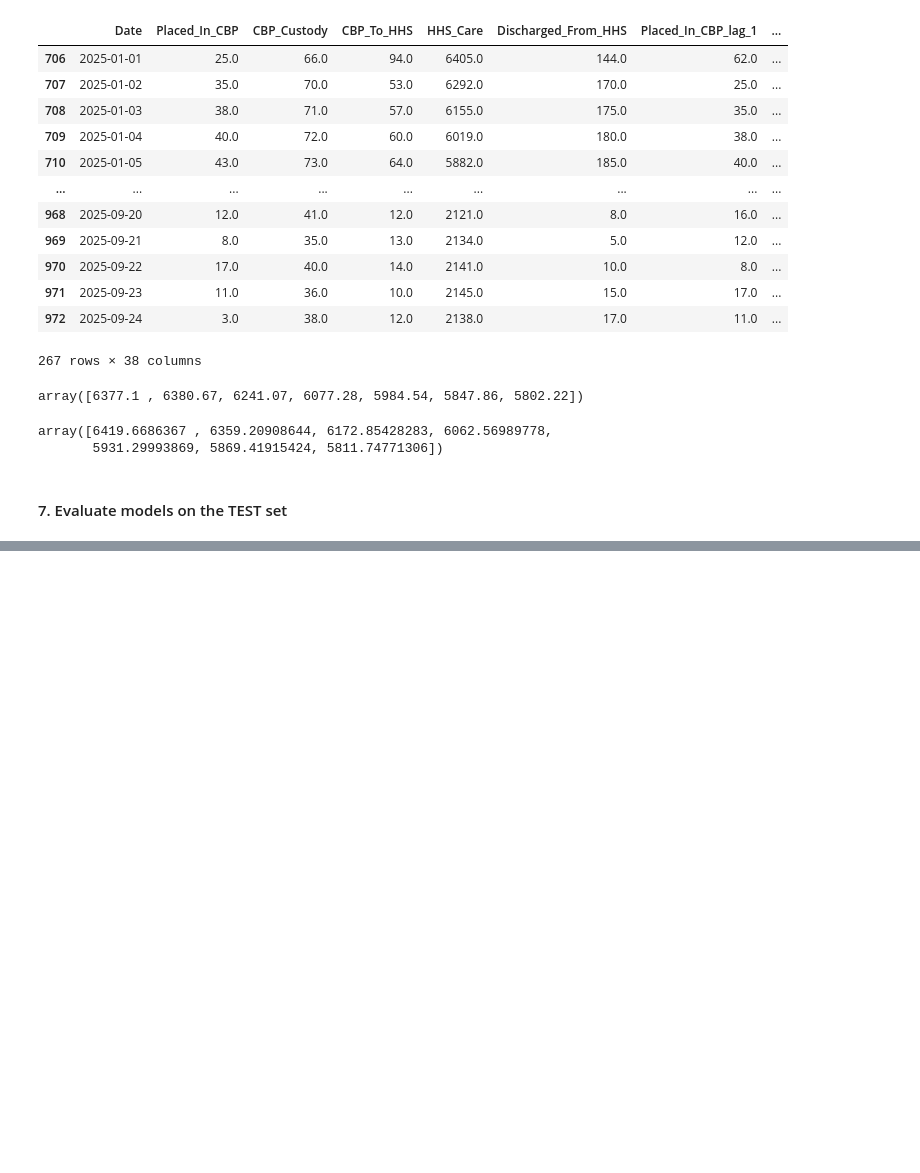
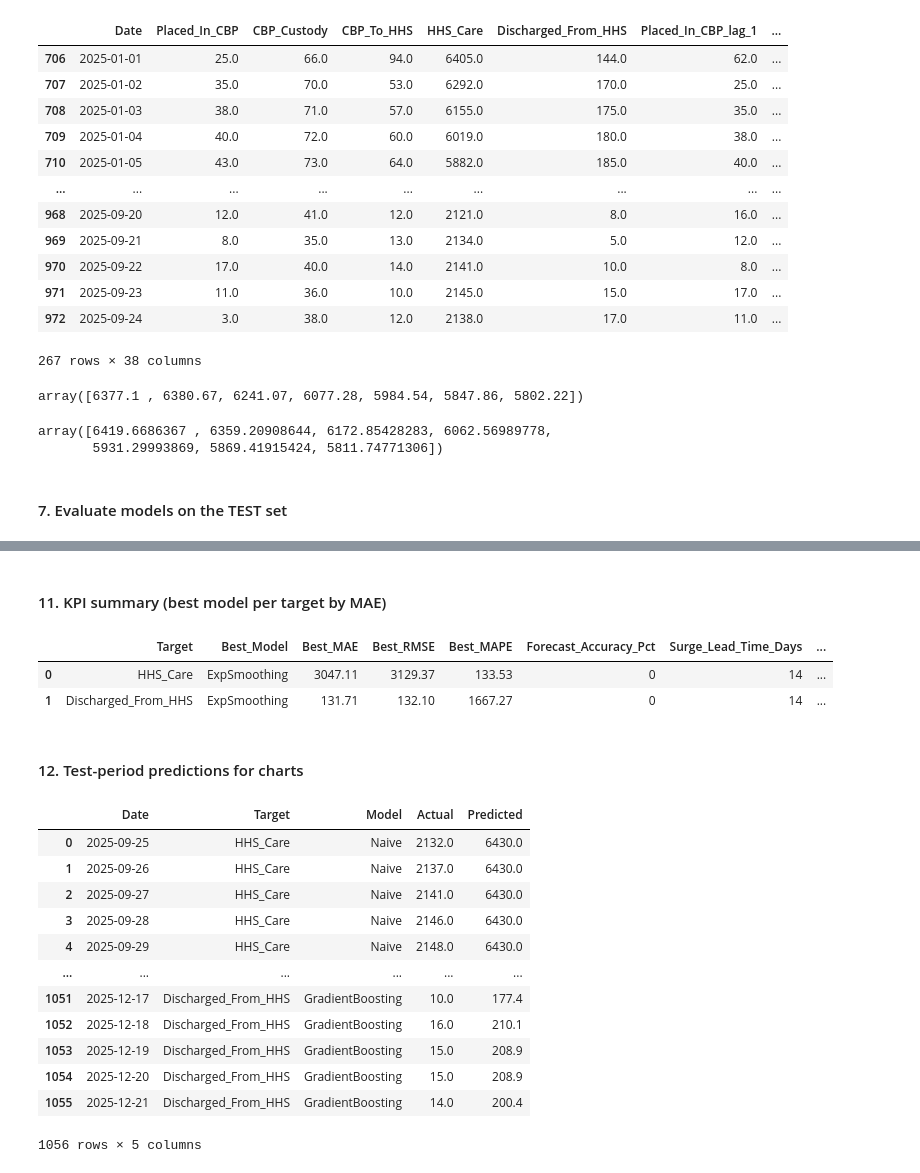
Before and after one commit to amithvardhan99/resume-projects, a Jupyter notebook: Predictive Forecasting of Care Load & Placement Demand/notebook-1.ipynb, the cells around one changed output, grey strips where cells are left out. Drawn from its saved outputs; the diff is of its cells as text; code cells hidden in the pictures; blank space fills up the shorter version.

```diff
--- a/Predictive Forecasting of Care Load & Placement Demand/notebook-1.ipynb
+++ b/Predictive Forecasting of Care Load & Placement Demand/notebook-1.ipynb
@@ -268,0 +471,67 @@ array([6419.6686367 , 6359.20908644, 6172.85428283, 6062.56989778,
+# %% [markdown]
+#### 11. KPI summary (best model per target by MAE)
+# %%
+kpi_rows = []
+for target in TARGETS:
+    sub = metrics_df[metrics_df["Target"] == target]
+    best = sub.loc[sub["MAE"].idxmin()]
+    kpi_rows.append({
+        "Target": target,
+        "Best_Model": best["Model"],
+        "Best_MAE": best["MAE"],
+        "Best_RMSE": best["RMSE"],
+        "Best_MAPE": best["MAPE"],
+        "Forecast_Accuracy_Pct": best["Forecast_Accuracy_Pct"],
+        "Surge_Lead_Time_Days": FORWARD_DAYS,
+        "Notes": "Lower MAE/RMSE is better. Accuracy % = 100 - MAPE."
+    })
+
+kpi_df = pd.DataFrame(kpi_rows)
+kpi_df
+# %% [output]
+|  | Target | Best_Model | Best_MAE | Best_RMSE | Best_MAPE | Forecast_Accuracy_Pct | Surge_Lead_Time_Days | ... |
+| 0 | HHS_Care | ExpSmoothing | 3047.11 | 3129.37 | 133.53 | 0 | 14 | ... |
+| 1 | Discharged_From_HHS | ExpSmoothing | 131.71 | 132.10 | 1667.27 | 0 | 14 | ... |
+# %% [markdown]
+#### 12. Test-period predictions for charts
+# %%
+test_pred_rows = []
+model_names = ["Naive", "Moving_Average", "ARIMA", "ExpSmoothing", "RandomForest", "GradientBoosting"]
+
+for target in TARGETS:
+    for model_name in model_names:
+        preds = forecast_store.get((target, model_name))
+        if preds is None:
+            continue
+        if model_name in ("RandomForest", "GradientBoosting"):
+            dates = test_ml["Date"].values
+            actual = test_ml[target].values
+        else:
+            dates = test_df["Date"].values
+            actual = test_df[target].values
+        n = min(len(dates), len(preds), len(actual))
+        for i in range(n):
+            test_pred_rows.append({
+                "Date": dates[i],
+                "Target": target,
+                "Model": model_name,
+                "Actual": round(float(actual[i]), 1),
+                "Predicted": round(float(preds[i]), 1)
+            })
+
+test_pred_df = pd.DataFrame(test_pred_rows)
+test_pred_df
+# %% [output]
+|  | Date | Target | Model | Actual | Predicted |
+| 0 | 2025-09-25 | HHS_Care | Naive | 2132.0 | 6430.0 |
+| 1 | 2025-09-26 | HHS_Care | Naive | 2137.0 | 6430.0 |
+| 2 | 2025-09-27 | HHS_Care | Naive | 2141.0 | 6430.0 |
+| 3 | 2025-09-28 | HHS_Care | Naive | 2146.0 | 6430.0 |
+| 4 | 2025-09-29 | HHS_Care | Naive | 2148.0 | 6430.0 |
+| ... | ... | ... | ... | ... | ... |
+| 1051 | 2025-12-17 | Discharged_From_HHS | GradientBoosting | 10.0 | 177.4 |
+| 1052 | 2025-12-18 | Discharged_From_HHS | GradientBoosting | 16.0 | 210.1 |
+| 1053 | 2025-12-19 | Discharged_From_HHS | GradientBoosting | 15.0 | 208.9 |
+| 1054 | 2025-12-20 | Discharged_From_HHS | GradientBoosting | 15.0 | 208.9 |
+| 1055 | 2025-12-21 | Discharged_From_HHS | GradientBoosting | 14.0 | 200.4 |
+1056 rows × 5 columns
```
Also changed, not shown: parts of 8 cells of this notebook.
